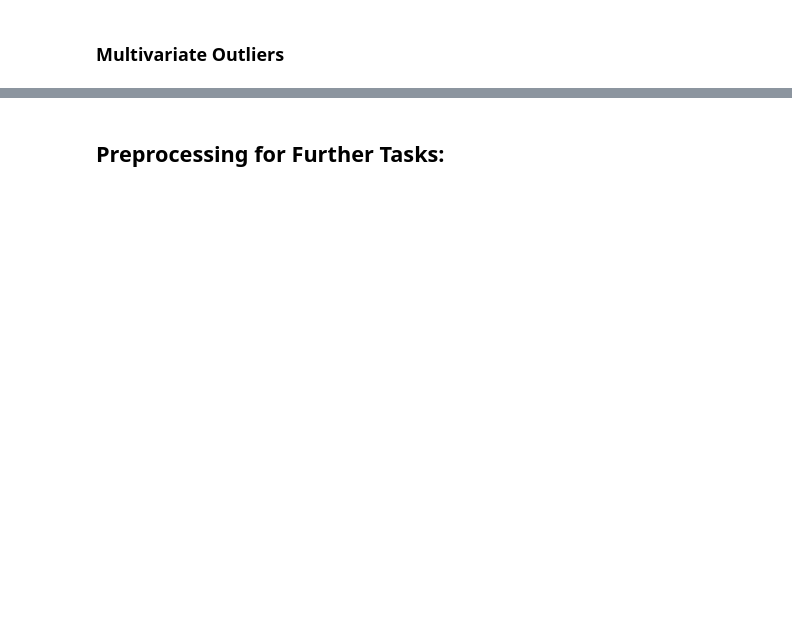
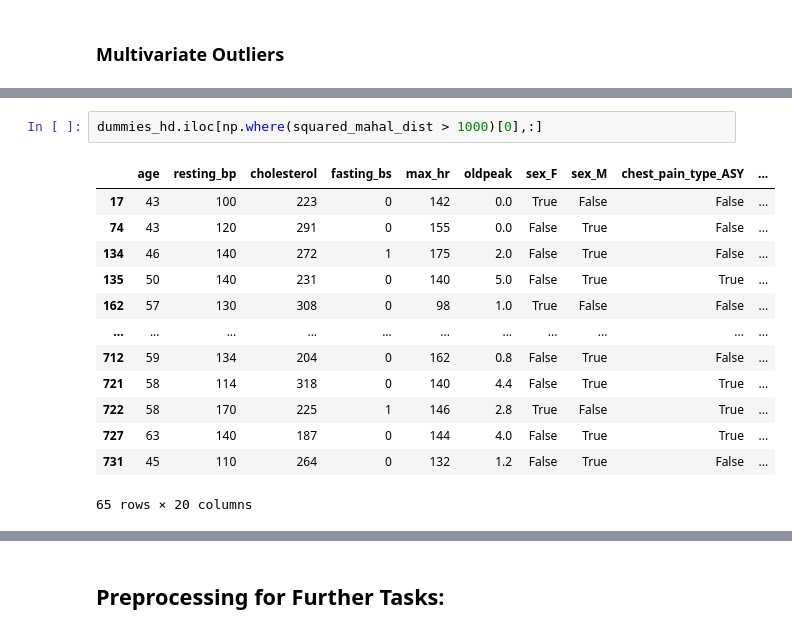
Before and after one commit to JHSchlegel/ML4Healthcare, a Jupyter notebook: project1/task1/EDA.ipynb, the cells around one changed output, grey strips where cells are left out. Drawn from its saved outputs; the diff is of its cells as text; blank space fills up the shorter version.

```diff
--- a/project1/task1/EDA.ipynb
+++ b/project1/task1/EDA.ipynb
@@ -208,0 +291,16 @@ sns.heatmap(corr, cmap='coolwarm', center=0, square=True, annot=True)
+# %%
+dummies_hd.iloc[np.where(squared_mahal_dist > 1000)[0],:]
+# %% [output]
+|  | age | resting_bp | cholesterol | fasting_bs | max_hr | oldpeak | sex_F | sex_M | chest_pain_type_ASY | ... |
+| 17 | 43 | 100 | 223 | 0 | 142 | 0.0 | True | False | False | ... |
+| 74 | 43 | 120 | 291 | 0 | 155 | 0.0 | False | True | False | ... |
+| 134 | 46 | 140 | 272 | 1 | 175 | 2.0 | False | True | False | ... |
+| 135 | 50 | 140 | 231 | 0 | 140 | 5.0 | False | True | True | ... |
+| 162 | 57 | 130 | 308 | 0 | 98 | 1.0 | True | False | False | ... |
+| ... | ... | ... | ... | ... | ... | ... | ... | ... | ... | ... |
+| 712 | 59 | 134 | 204 | 0 | 162 | 0.8 | False | True | False | ... |
+| 721 | 58 | 114 | 318 | 0 | 140 | 4.4 | False | True | True | ... |
+| 722 | 58 | 170 | 225 | 1 | 146 | 2.8 | True | False | True | ... |
+| 727 | 63 | 140 | 187 | 0 | 144 | 4.0 | False | True | True | ... |
+| 731 | 45 | 110 | 264 | 0 | 132 | 1.2 | False | True | False | ... |
+65 rows × 20 columns
```
Also changed, not shown: parts of 12 cells of this notebook.
